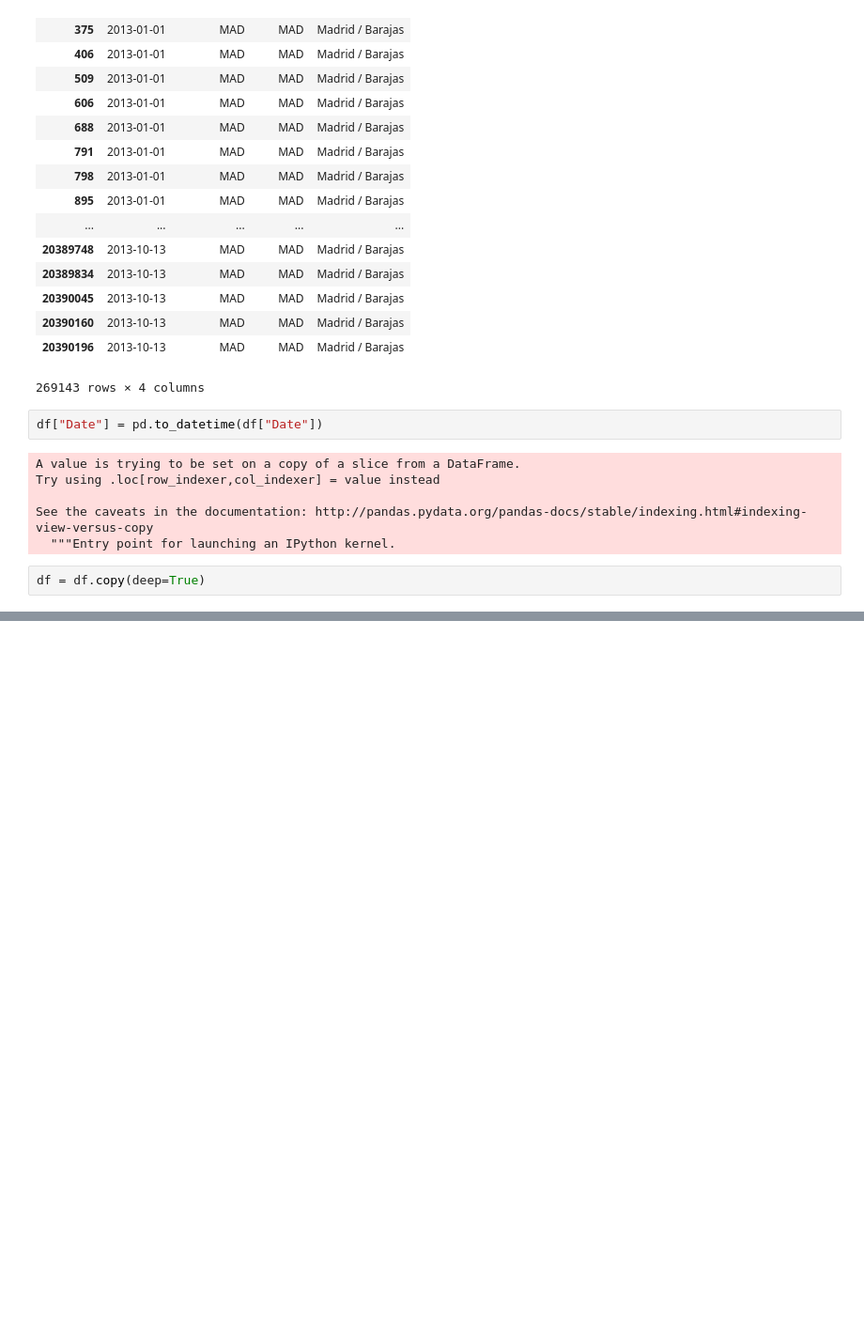
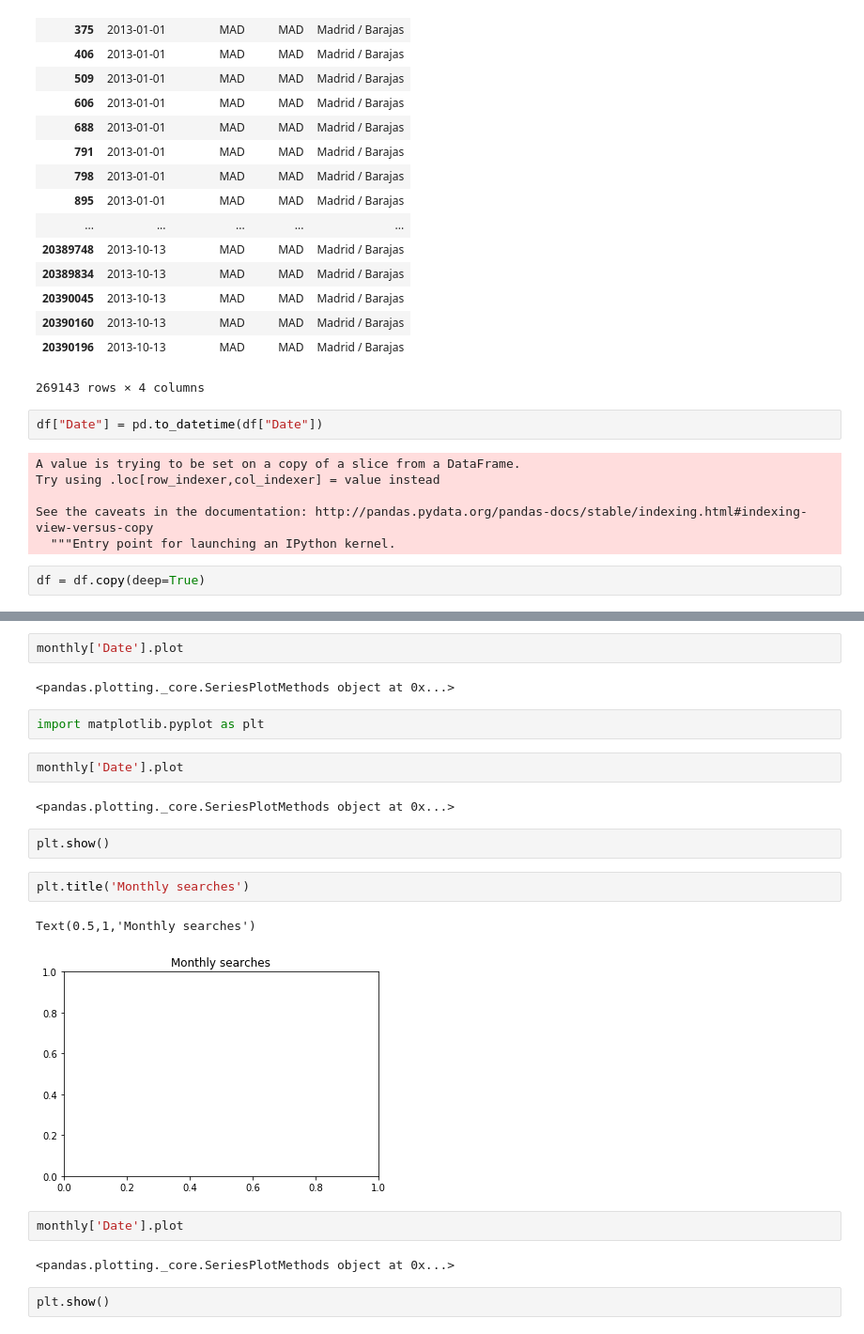
Before and after one commit to Jackgmlin/flight-look-to-book, a Jupyter notebook: src/flight-look-to-book-preprocessing.ipynb, the cells around one changed output, grey strips where cells are left out. Shown: that part at 94% size. Cells and saved outputs as stored; diff of their text form; blank space fills up the shorter version.

```diff
--- a/src/flight-look-to-book-preprocessing.ipynb
+++ b/src/flight-look-to-book-preprocessing.ipynb
@@ -296,0 +360,23 @@ df = df.copy(deep=True)
+# %%
+monthly['Date'].plot
+# %% [output]
+<pandas.plotting._core.SeriesPlotMethods object at 0x...>
+# %%
+import matplotlib.pyplot as plt
+# %%
+monthly['Date'].plot
+# %% [output]
+<pandas.plotting._core.SeriesPlotMethods object at 0x...>
+# %%
+plt.show()
+# %%
+plt.title('Monthly searches')
+# %% [output]
+Text(0.5,1,'Monthly searches')
+[figure, added]
+# %%
+monthly['Date'].plot
+# %% [output]
+<pandas.plotting._core.SeriesPlotMethods object at 0x...>
+# %%
+plt.show()
```
Also changed, not shown: parts of 17 cells of this notebook, 1 other file.
